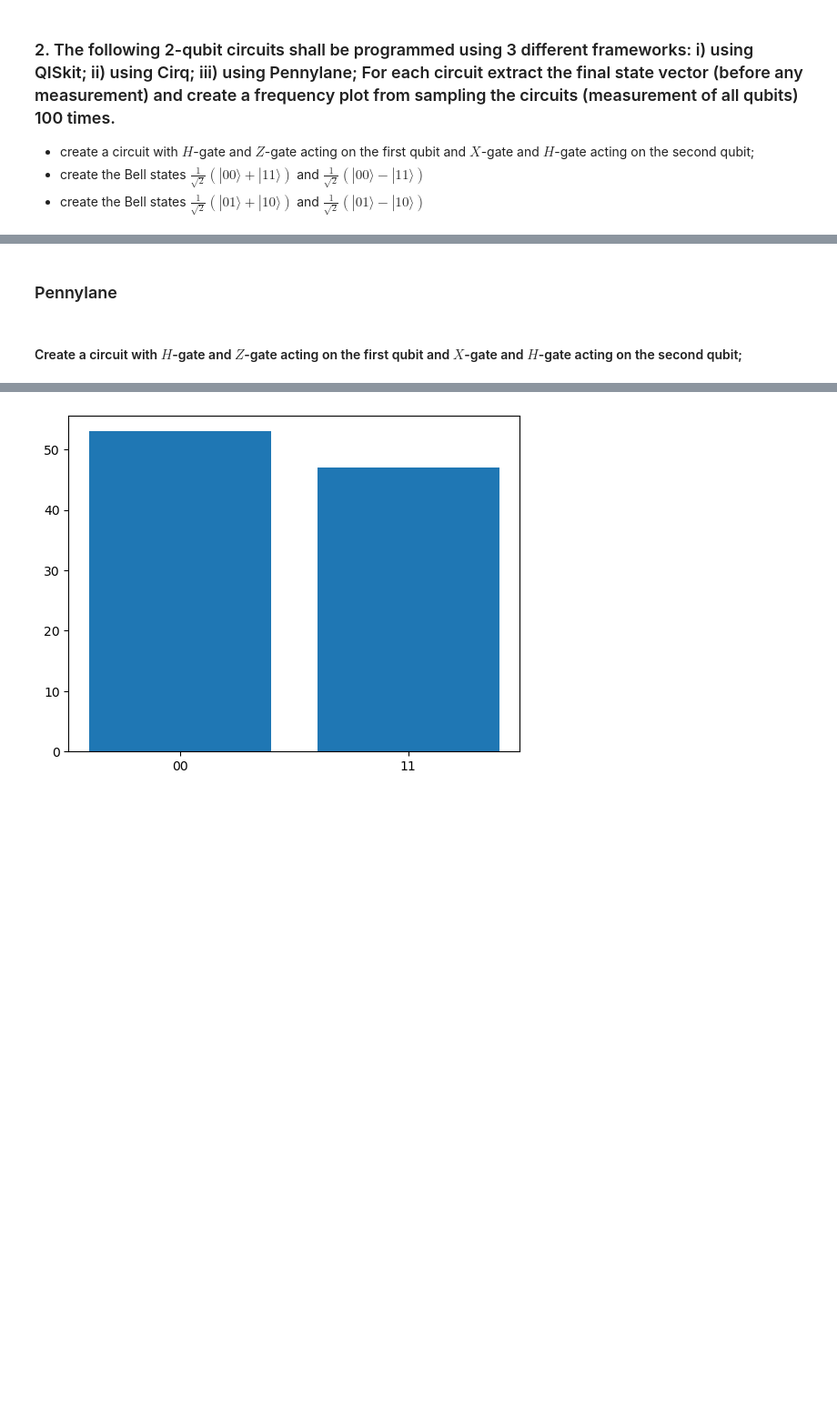
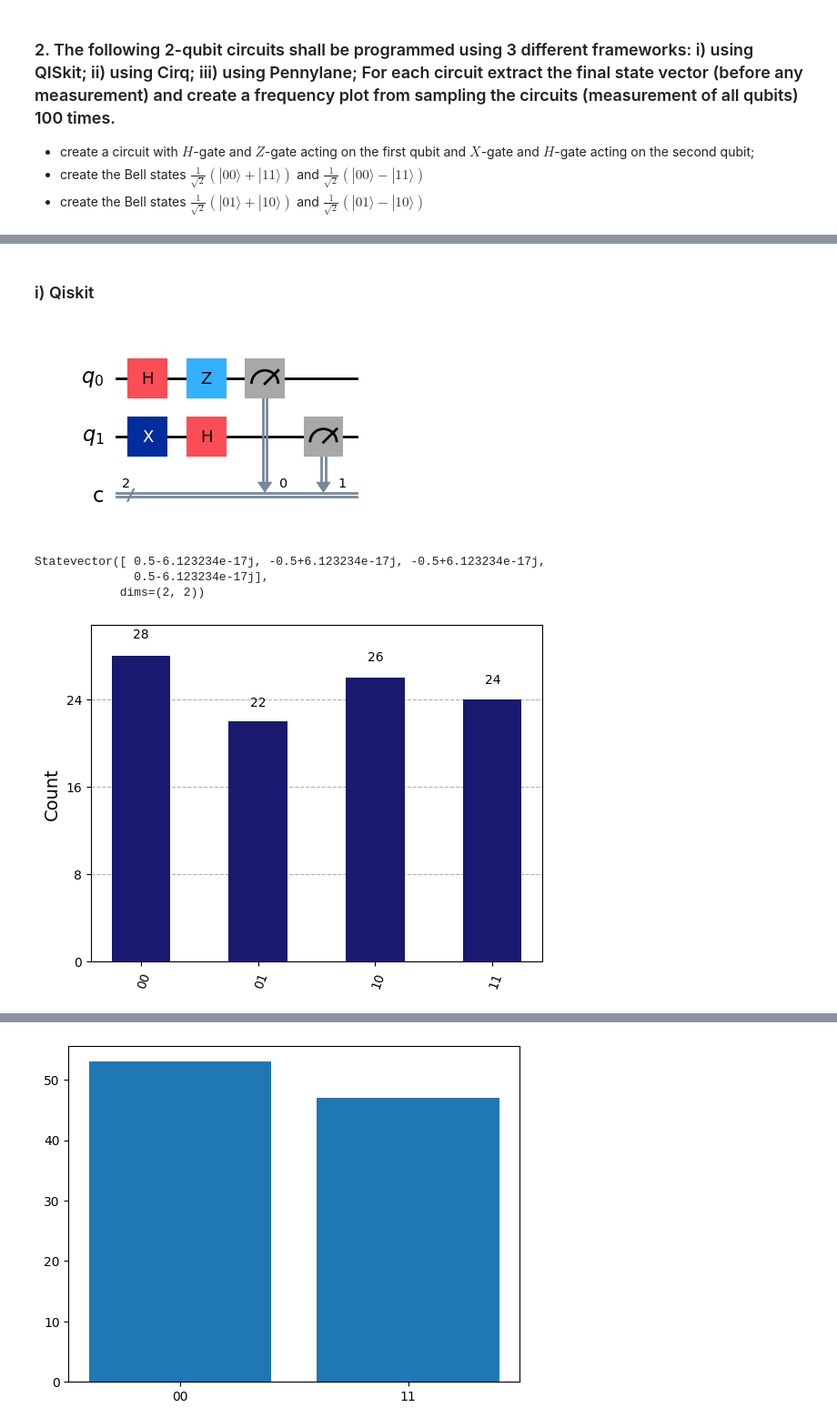
Before and after one commit to elijahkin/amsc698k, a Jupyter notebook: hw2/hw2.ipynb, the cells around one changed output, grey strips where cells are left out. Shown at 91% size. Drawn from its saved outputs; the diff is of its cells as text; code cells hidden in the pictures; blank space fills up the shorter version.

Commit message:
Refactoring qiskit code

```diff
--- a/hw2/hw2.ipynb
+++ b/hw2/hw2.ipynb
@@ -151,9 +49,0 @@ Statevector([ 0.70710678-8.65956056e-17j,  0.        +0.00000000e+00j,
-# %%
-qc = QuantumCircuit(2,2)   # arguments: qubits,classical_bits
-qc.x(1) # Flipping input state to 1
-qc.h(0)  # hadamard on qubit 0
-qc.cx(0,1) # CNOT (also called CX): control is qubit 0, target is qubit 1
-
-statevector, measurement = get_statevector_and_measure(qc)
-# display the circuit
-qc.draw(output='mpl')
@@ -174,10 +49,0 @@ Statevector([0.        +0.j, 0.70710678+0.j, 0.70710678+0.j,
-# %%
-qc = QuantumCircuit(2,2)   # arguments: qubits,classical_bits
-qc.x(0) # Flipping input state to 1
-qc.x(1) # Flipping input state to 1
-qc.h(0)  # hadamard on qubit 0
-qc.cx(0,1) # CNOT (also called CX): control is qubit 0, target is qubit 1
-
-statevector, measurement = get_statevector_and_measure(qc)
-# display the circuit
-qc.draw(output='mpl')
@@ -218,4 +50,2 @@ print(results)
-# %% [markdown]
-### Pennylane
-# %% [markdown]
-#### Create a circuit with $H$-gate and $Z$-gate acting on the first qubit and $X$-gate and $H$-gate acting on the second qubit;
+# %% [markdown]
+### i) Qiskit
@@ -221,0 +57,29 @@ print(results)
+# %%
+def get_statevector_and_measure(circuit):
+  backend = Aer.get_backend('statevector_simulator')
+  statevector = backend.run(circuit).result().get_statevector()
+  circuit.measure([0, 1], [0, 1])
+  job = backend.run(circuit, shots=100).result()
+  return statevector, job.get_counts()
+
+def cicuit_plots(circuit):
+  statevector, measurement = get_statevector_and_measure(circuit)
+  display(circuit.draw(output='mpl'))
+  print(statevector)
+  display(plot_histogram(measurement, color='midnightblue', title=''))
+# %%
+# Create a circuit with H-gate and Z-gate acting on the first
+# qubit and X-gate and H-gate acting on the second qubit;
+qc = QuantumCircuit(2, 2)
+qc.h(0)
+qc.z(0)
+qc.x(1)
+qc.h(1)
+
+cicuit_plots(qc)
+# %% [output]
+[figure, added]
+Statevector([ 0.5-6.123234e-17j, -0.5+6.123234e-17j, -0.5+6.123234e-17j,
+              0.5-6.123234e-17j],
+            dims=(2, 2))
+[figure, added]
```
Also changed, not shown: parts of 51 cells of this notebook.
